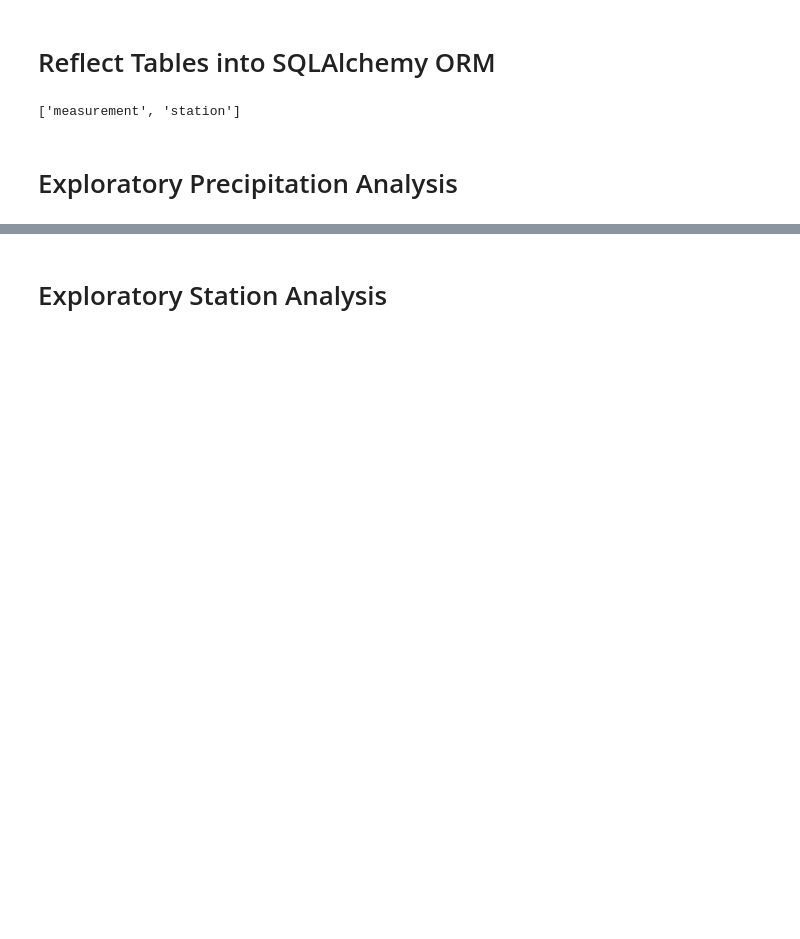
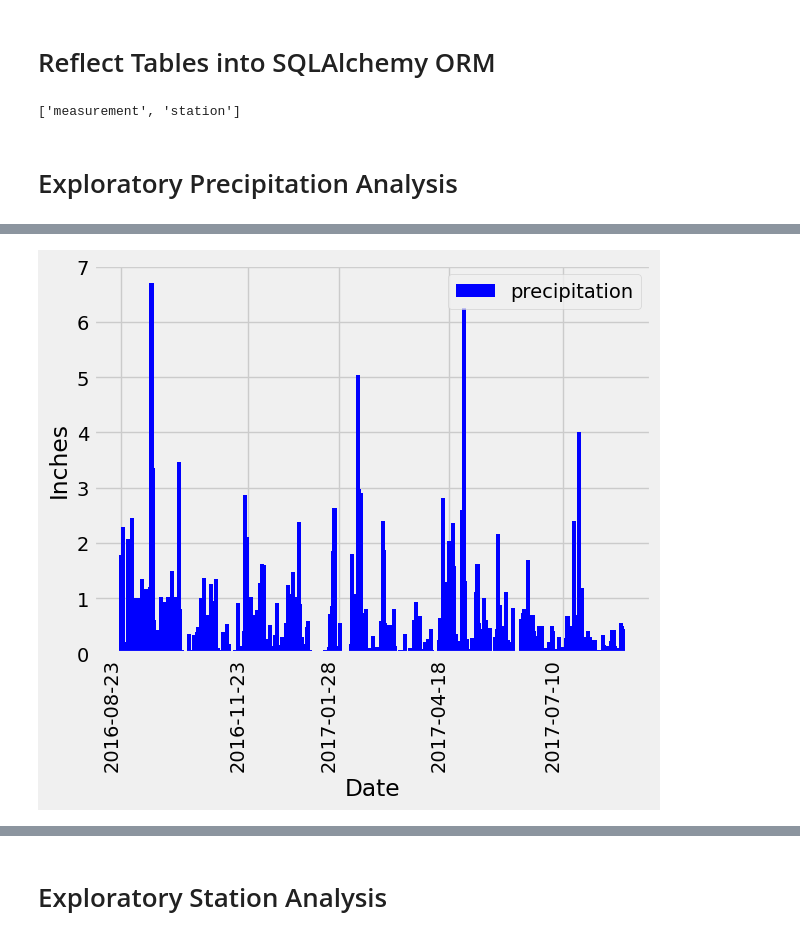
Before and after one commit to Tylerwilliams3644/sqlalchemy-challenge, a Jupyter notebook: Starter_Code/SurfsUp/climate_starter.ipynb, the cells around one changed output, grey strips where cells are left out. Drawn from its saved outputs; the diff is of its cells as text; code cells hidden in the pictures; blank space fills up the shorter version.

```diff
--- a/Starter_Code/SurfsUp/climate_starter.ipynb
+++ b/Starter_Code/SurfsUp/climate_starter.ipynb
@@ -56,17 +89,33 @@ most_recent_date
 # %%
 # Design a query to retrieve the last 12 months of precipitation data and plot the results.
 # Starting from the most recent data point in the database.
 
 # Calculate the date one year from the last date in data set.
-
+one_year_ago = most_recent_as_dt - dt.timedelta(days=365)
 
 # Perform a query to retrieve the data and precipitation scores
-
+data = session.query(Measurement.date, Measurement.prcp).filter(Measurement.date >= one_year_ago).all()
 
 # Save the query results as a Pandas DataFrame. Explicitly set the column names
+data_df = pd.DataFrame(data)
+data_df = data_df.rename(columns={"date": "Date", "prcp": "Precipitation (in)"})
 
 
 # Sort the dataframe by date
-
+sorted_data_df = data_df.sort_values(by=["Date"], ascending=True)
 
 # Use Pandas Plotting with Matplotlib to plot the data
+x_axis = sorted_data_df["Date"]
+y_axis = sorted_data_df["Precipitation (in)"]
+plt.bar(x_axis, y_axis, color='blue', width=3)
+show_xticks = ['2016-08-23', '2016-11-23', '2017-01-28', '2017-04-18', '2017-07-10']
+plt.xticks(show_xticks, rotation='vertical', ha='right')
+
+plt.ylabel("Inches")
+plt.xlabel("Date")
+
+plt.legend(['precipitation'])
+
+plt.show()
+# %% [output]
+[figure, added]
```
Also changed, not shown: parts of 12 cells of this notebook.
